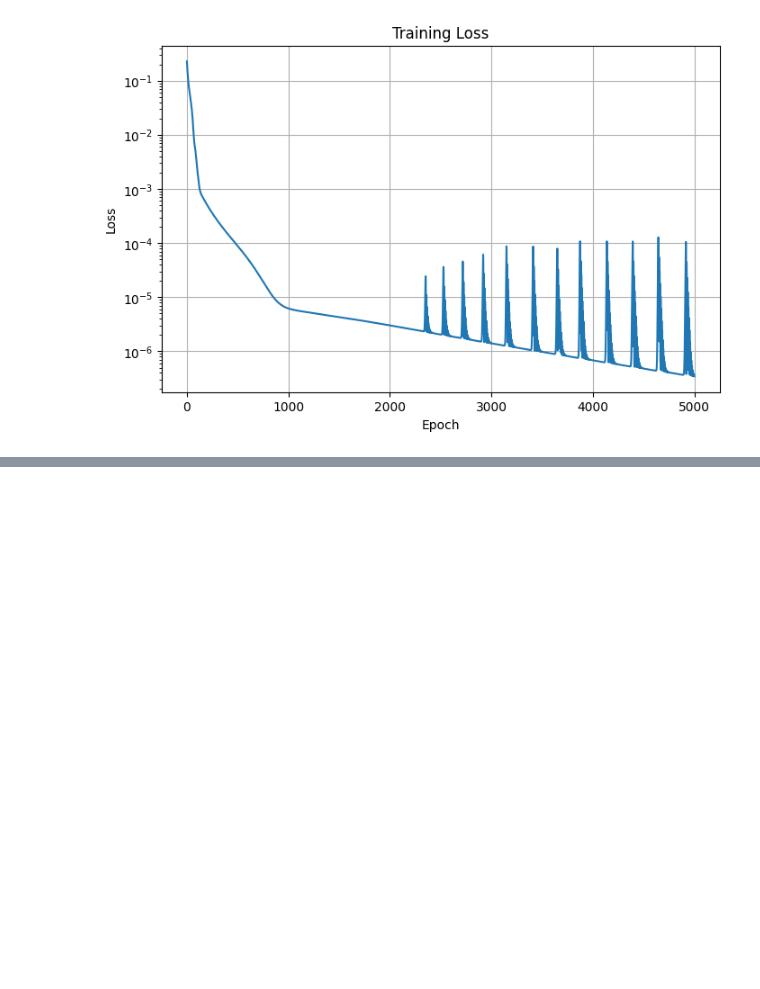
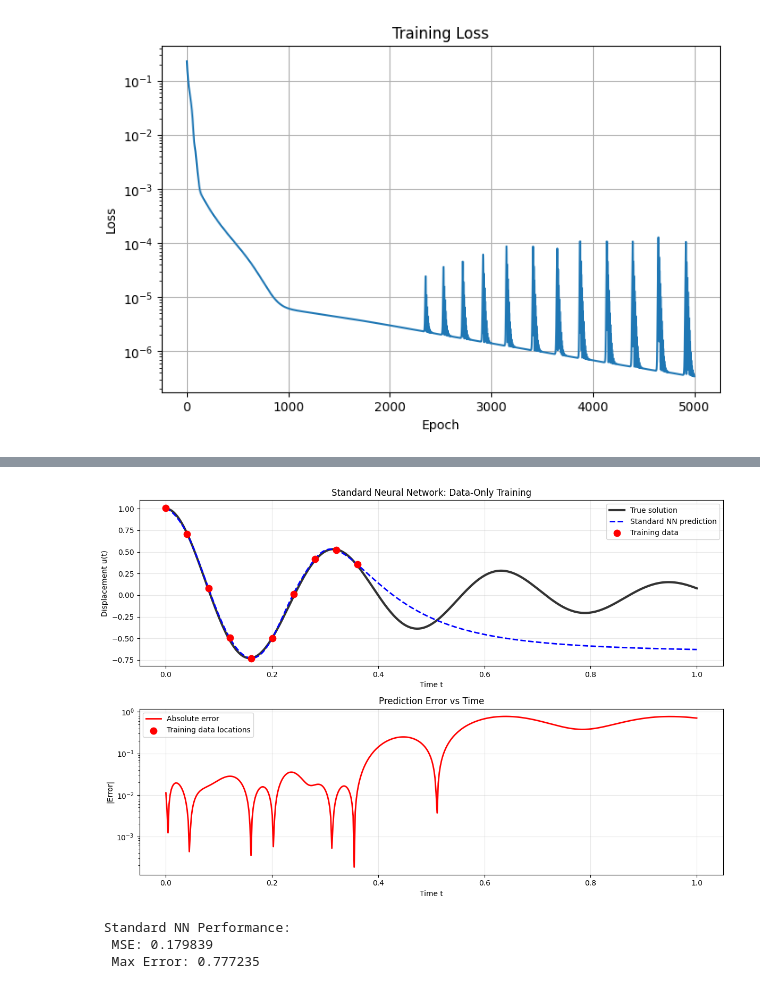
Before and after one commit to troyc03/sci-ml, a Jupyter notebook: src/pinns.ipynb, the cells around one changed output, grey strips where cells are left out. Saved outputs shown, nothing was run; the diff lists cells and outputs as text; code cells hidden in the pictures; blank space fills up the shorter version.

```diff
--- a/src/pinns.ipynb
+++ b/src/pinns.ipynb
@@ -384,0 +479,47 @@ compute_derivatives_demo()
+# %%
+# Make predictions on the full time domain
+with torch.no_grad():
+    u_pred_standard = standard_nn(t_test_tensor).numpy().flatten()
+
+# Visualize the results
+plt.figure(figsize=(12, 8))
+
+# Plot 1: Full comparison
+plt.subplot(2, 1, 1)
+plt.plot(t_exact, u_exact, 'k-', linewidth=3, label='True solution', alpha=0.8)
+plt.plot(t_exact, u_pred_standard, 'b--', linewidth=2, label='Standard NN prediction')
+plt.scatter(t_data, u_data_noisy, color='red', s=80, zorder=5, label='Training data')
+plt.xlabel('Time t')
+plt.ylabel('Displacement u(t)')
+plt.title('Standard Neural Network: Data-Only Training')
+plt.legend()
+plt.grid(True, alpha=0.3)
+
+# Plot 2: Error analysis
+plt.subplot(2, 1, 2)
+error = np.abs(u_pred_standard - u_exact)
+plt.plot(t_exact, error, 'r-', linewidth=2, label='Absolute error')
+plt.scatter(t_data, np.zeros_like(t_data), color='red', s=80, zorder=5,
+            label='Training data locations')
+plt.xlabel('Time t')
+plt.ylabel('|Error|')
+plt.title('Prediction Error vs Time')
+plt.legend()
+plt.grid(True, alpha=0.3)
+plt.yscale('log')
+
+plt.tight_layout()
+plt.show()
+
+# Compute metrics
+mse = np.mean((u_pred_standard - u_exact)**2)
+max_error = np.max(np.abs(u_pred_standard - u_exact))
+
+print(f" Standard NN Performance:")
+print(f"  MSE: {mse:.6f}")
+print(f"  Max Error: {max_error:.6f}")
+# %% [output]
+[figure, added]
+ Standard NN Performance:
+  MSE: 0.179839
+  Max Error: 0.777235
```
Also changed, not shown: parts of 11 cells of this notebook.
